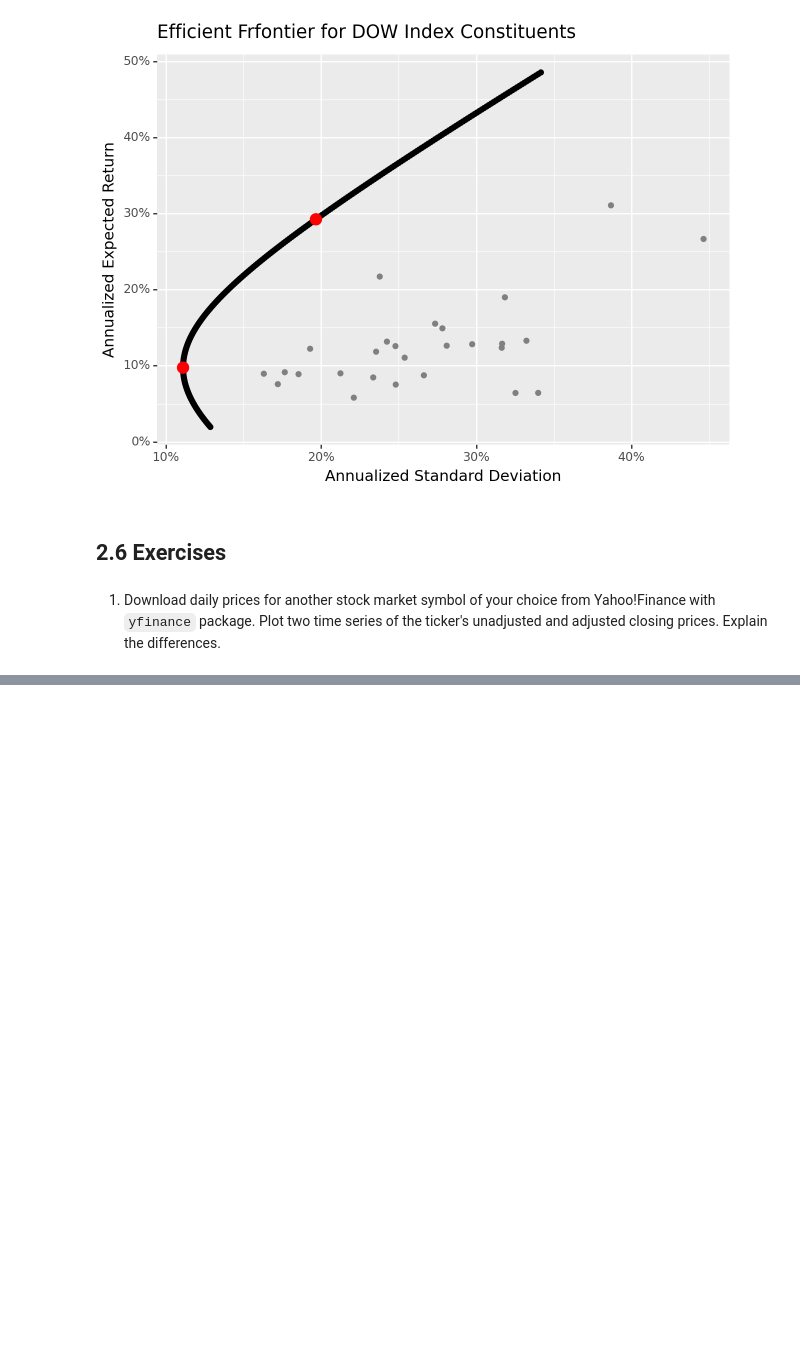
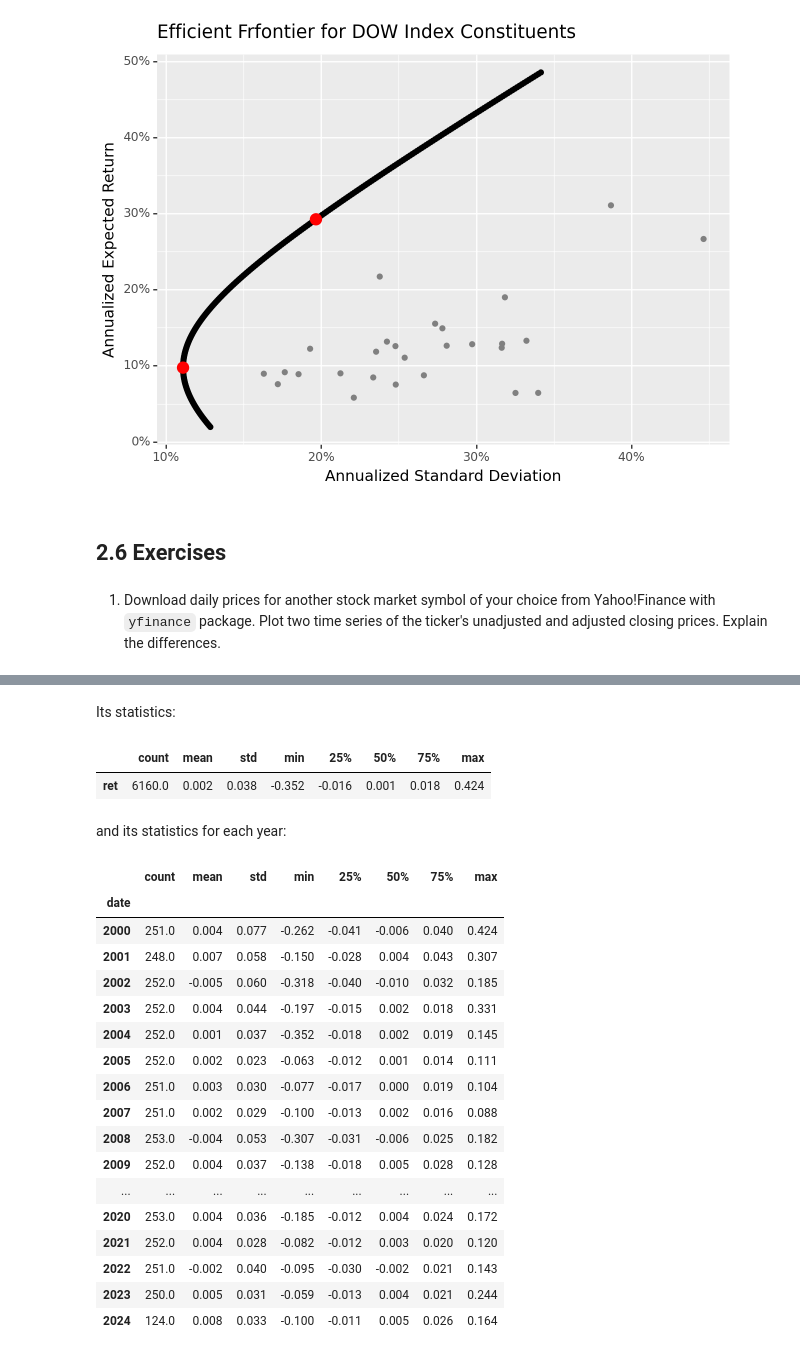
Before and after one commit to SteveXFLiu/tidyFinance, a Jupyter notebook: ch02.ipynb, the cells around one changed output, grey strips where cells are left out. Cells and saved outputs as stored; diff of their text form; code cells hidden in the pictures; blank space fills up the shorter version.

```diff
--- a/ch02.ipynb
+++ b/ch02.ipynb
@@ -755,0 +828,35 @@ prices_figure.draw()
+# %% [markdown]
+Its statistics:
+# %%
+pd.DataFrame(returns["ret"].describe()).round(3).T
+# %% [output]
+|  | count | mean | std | min | 25% | 50% | 75% | max |
+| ret | 6160.0 | 0.002 | 0.038 | -0.352 | -0.016 | 0.001 | 0.018 | 0.424 |
+# %% [markdown]
+and its statistics for each year:
+# %%
+(
+    returns["ret"]
+    .groupby(returns["date"].dt.year)
+    .describe()
+    .round(3)
+)
+# %% [output]
+|  | count | mean | std | min | 25% | 50% | 75% | max |
+| date |  |  |  |  |  |  |  |  |
+| 2000 | 251.0 | 0.004 | 0.077 | -0.262 | -0.041 | -0.006 | 0.040 | 0.424 |
+| 2001 | 248.0 | 0.007 | 0.058 | -0.150 | -0.028 | 0.004 | 0.043 | 0.307 |
+| 2002 | 252.0 | -0.005 | 0.060 | -0.318 | -0.040 | -0.010 | 0.032 | 0.185 |
+| 2003 | 252.0 | 0.004 | 0.044 | -0.197 | -0.015 | 0.002 | 0.018 | 0.331 |
+| 2004 | 252.0 | 0.001 | 0.037 | -0.352 | -0.018 | 0.002 | 0.019 | 0.145 |
+| 2005 | 252.0 | 0.002 | 0.023 | -0.063 | -0.012 | 0.001 | 0.014 | 0.111 |
+| 2006 | 251.0 | 0.003 | 0.030 | -0.077 | -0.017 | 0.000 | 0.019 | 0.104 |
+| 2007 | 251.0 | 0.002 | 0.029 | -0.100 | -0.013 | 0.002 | 0.016 | 0.088 |
+| 2008 | 253.0 | -0.004 | 0.053 | -0.307 | -0.031 | -0.006 | 0.025 | 0.182 |
+| 2009 | 252.0 | 0.004 | 0.037 | -0.138 | -0.018 | 0.005 | 0.028 | 0.128 |
+| ... | ... | ... | ... | ... | ... | ... | ... | ... |
+| 2020 | 253.0 | 0.004 | 0.036 | -0.185 | -0.012 | 0.004 | 0.024 | 0.172 |
+| 2021 | 252.0 | 0.004 | 0.028 | -0.082 | -0.012 | 0.003 | 0.020 | 0.120 |
+| 2022 | 251.0 | -0.002 | 0.040 | -0.095 | -0.030 | -0.002 | 0.021 | 0.143 |
+| 2023 | 250.0 | 0.005 | 0.031 | -0.059 | -0.013 | 0.004 | 0.021 | 0.244 |
+| 2024 | 124.0 | 0.008 | 0.033 | -0.100 | -0.011 | 0.005 | 0.026 | 0.164 |
```
Also changed, not shown: parts of 12 cells of this notebook.
